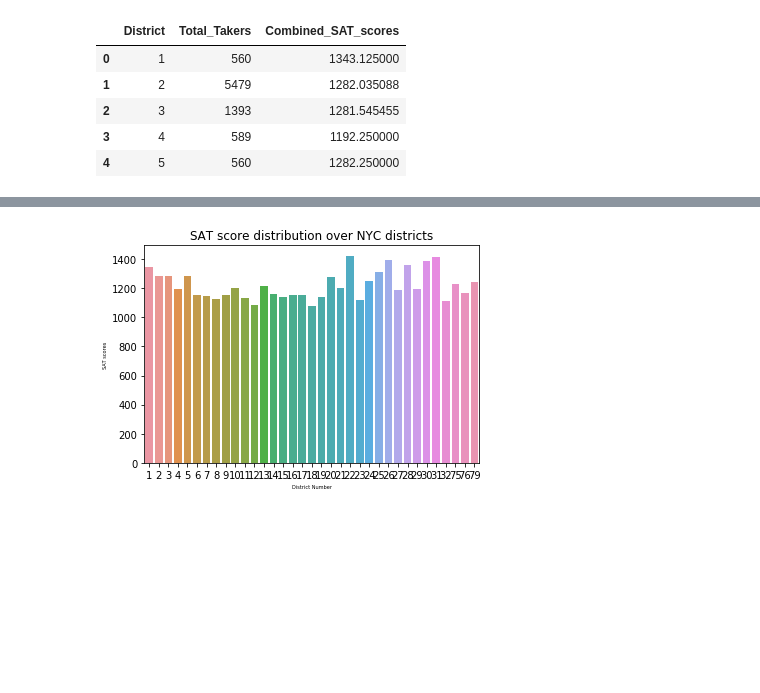
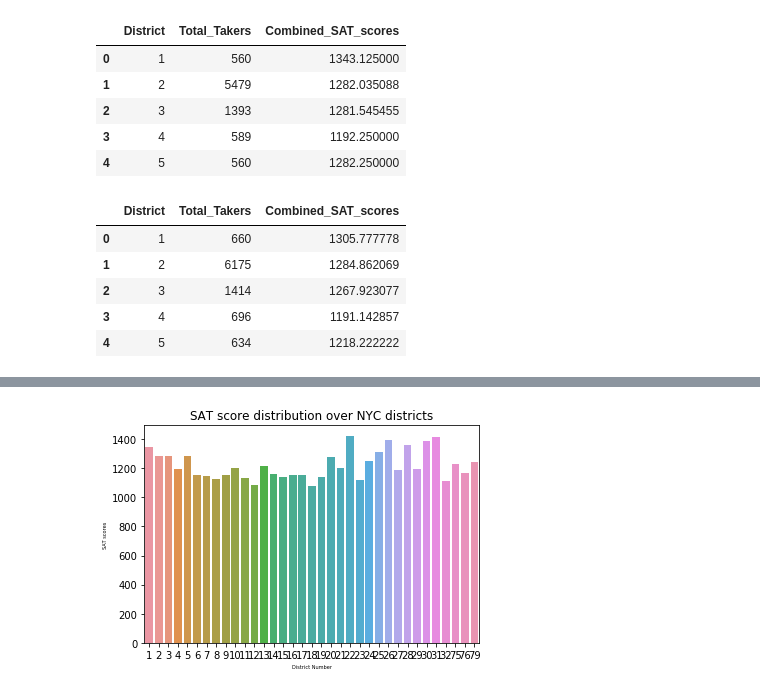
Before and after one commit to shravan097/NYCHS-Data-Analysis, a Jupyter notebook: baivab/SATAnalysis.ipynb, the cells around one changed output, grey strips where cells are left out. Drawn from its saved outputs; the diff is of its cells as text; code cells hidden in the pictures; blank space fills up the shorter version.

```diff
--- a/baivab/SATAnalysis.ipynb
+++ b/baivab/SATAnalysis.ipynb
@@ -59,3 +130,12 @@ SAT_df.head()
 | 2 | 3 | 1393 | 1281.545455 |
 | 3 | 4 | 589 | 1192.250000 |
 | 4 | 5 | 560 | 1282.250000 |
+# %%
+SAT_df_2012.head()
+# %% [output]
+|  | District | Total_Takers | Combined_SAT_scores |
+| 0 | 1 | 660 | 1305.777778 |
+| 1 | 2 | 6175 | 1284.862069 |
+| 2 | 3 | 1414 | 1267.923077 |
+| 3 | 4 | 696 | 1191.142857 |
+| 4 | 5 | 634 | 1218.222222 |
```
Also changed, not shown: parts of 19 cells of this notebook.
